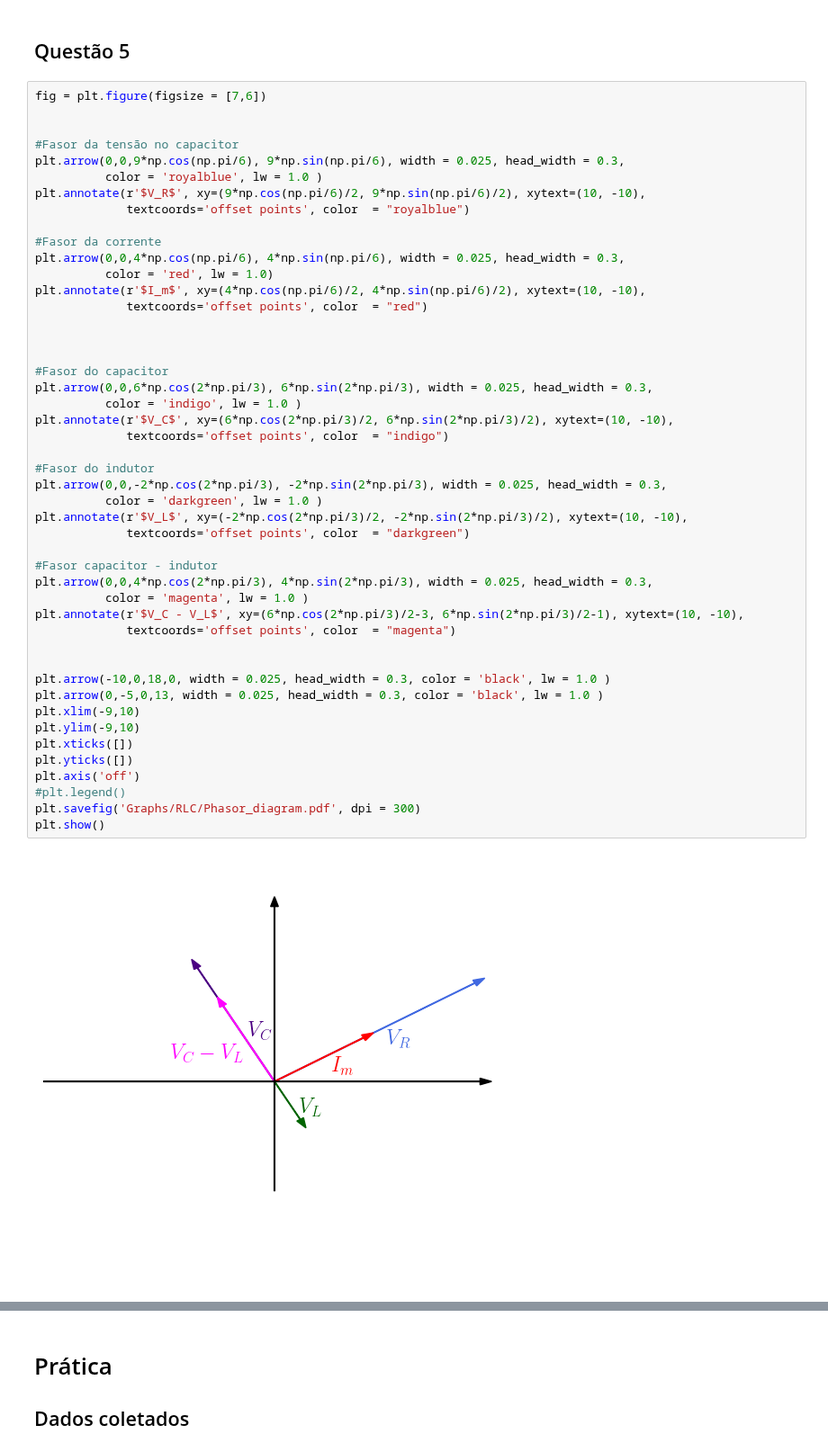
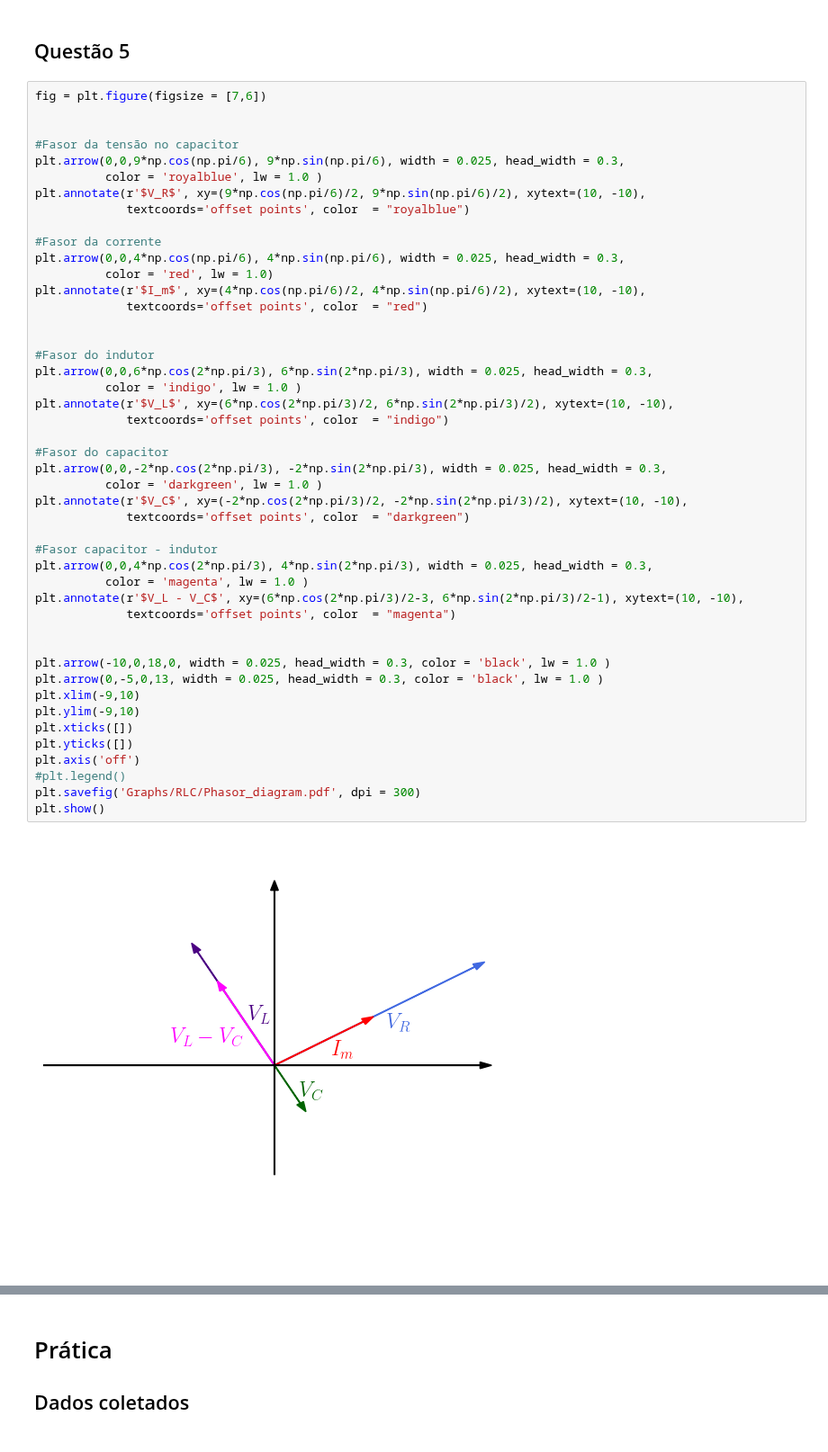
Before and after one commit to viniciusrocca/College_Codes, a Jupyter notebook: Lab_Ondulatoria/RLC_Circuit.ipynb, the cells around one changed output, grey strips where cells are left out. Shown at 90% size. Saved outputs shown, nothing was run; the diff lists cells and outputs as text.

```diff
--- a/Lab_Ondulatoria/RLC_Circuit.ipynb
+++ b/Lab_Ondulatoria/RLC_Circuit.ipynb
@@ -111,42 +111,41 @@ plt.annotate(r'$V_R$', xy=(9*np.cos(np.pi/6)/2, 9*np.sin(np.pi/6)/2), xytext=(10
 #Fasor da corrente
 plt.arrow(0,0,4*np.cos(np.pi/6), 4*np.sin(np.pi/6), width = 0.025, head_width = 0.3,
           color = 'red', lw = 1.0)
 plt.annotate(r'$I_m$', xy=(4*np.cos(np.pi/6)/2, 4*np.sin(np.pi/6)/2), xytext=(10, -10),
              textcoords='offset points', color  = "red")
 
 
+#Fasor do indutor
+plt.arrow(0,0,6*np.cos(2*np.pi/3), 6*np.sin(2*np.pi/3), width = 0.025, head_width = 0.3,
+          color = 'indigo', lw = 1.0 )
+plt.annotate(r'$V_L$', xy=(6*np.cos(2*np.pi/3)/2, 6*np.sin(2*np.pi/3)/2), xytext=(10, -10),
+             textcoords='offset points', color  = "indigo")
 
 #Fasor do capacitor
-plt.arrow(0,0,6*np.cos(2*np.pi/3), 6*np.sin(2*np.pi/3), width = 0.025, head_width = 0.3,
-          color = 'indigo', lw = 1.0 )
-plt.annotate(r'$V_C$', xy=(6*np.cos(2*np.pi/3)/2, 6*np.sin(2*np.pi/3)/2), xytext=(10, -10),
-             textcoords='offset points', color  = "indigo")
-
-#Fasor do indutor
 plt.arrow(0,0,-2*np.cos(2*np.pi/3), -2*np.sin(2*np.pi/3), width = 0.025, head_width = 0.3,
           color = 'darkgreen', lw = 1.0 )
-plt.annotate(r'$V_L$', xy=(-2*np.cos(2*np.pi/3)/2, -2*np.sin(2*np.pi/3)/2), xytext=(10, -10),
+plt.annotate(r'$V_C$', xy=(-2*np.cos(2*np.pi/3)/2, -2*np.sin(2*np.pi/3)/2), xytext=(10, -10),
              textcoords='offset points', color  = "darkgreen")
 
 #Fasor capacitor - indutor
 plt.arrow(0,0,4*np.cos(2*np.pi/3), 4*np.sin(2*np.pi/3), width = 0.025, head_width = 0.3,
           color = 'magenta', lw = 1.0 )
-plt.annotate(r'$V_C - V_L$', xy=(6*np.cos(2*np.pi/3)/2-3, 6*np.sin(2*np.pi/3)/2-1), xytext=(10, -10),
+plt.annotate(r'$V_L - V_C$', xy=(6*np.cos(2*np.pi/3)/2-3, 6*np.sin(2*np.pi/3)/2-1), xytext=(10, -10),
              textcoords='offset points', color  = "magenta")
 
 
 plt.arrow(-10,0,18,0, width = 0.025, head_width = 0.3, color = 'black', lw = 1.0 )
 plt.arrow(0,-5,0,13, width = 0.025, head_width = 0.3, color = 'black', lw = 1.0 )
 plt.xlim(-9,10)
 plt.ylim(-9,10)
 plt.xticks([])
 plt.yticks([])
 plt.axis('off')
 #plt.legend()
 plt.savefig('Graphs/RLC/Phasor_diagram.pdf', dpi = 300)
 plt.show()
 # %% [output]
-[figure, old version]
+[figure, new version]
 # %%
 fig = plt.figure(figsize = [7,7.5])
 
```
Also changed, not shown: parts of 1 cell of this notebook.
